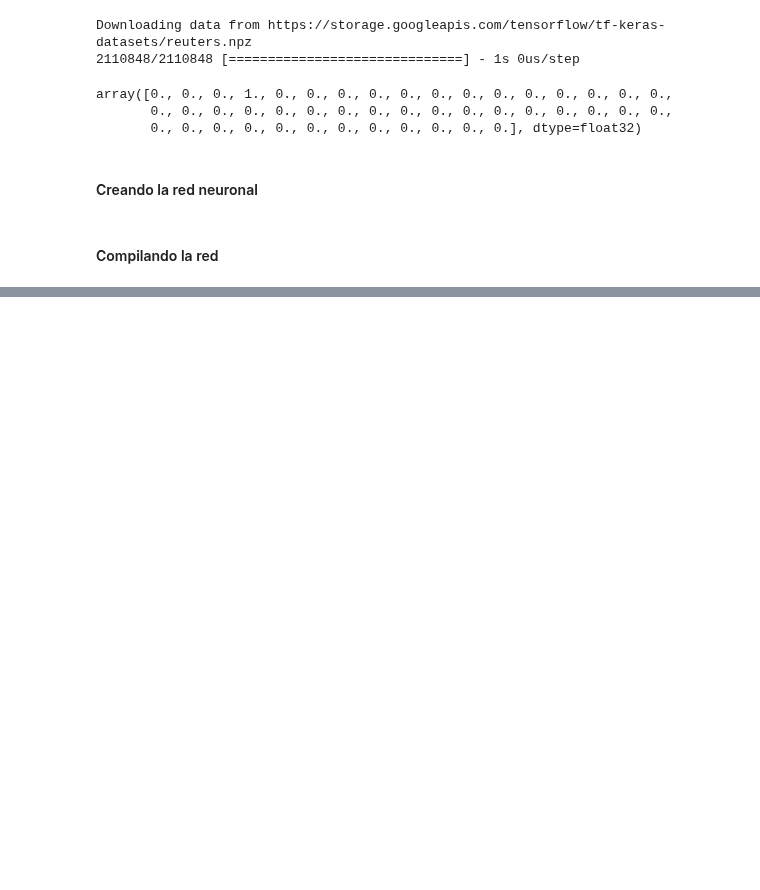
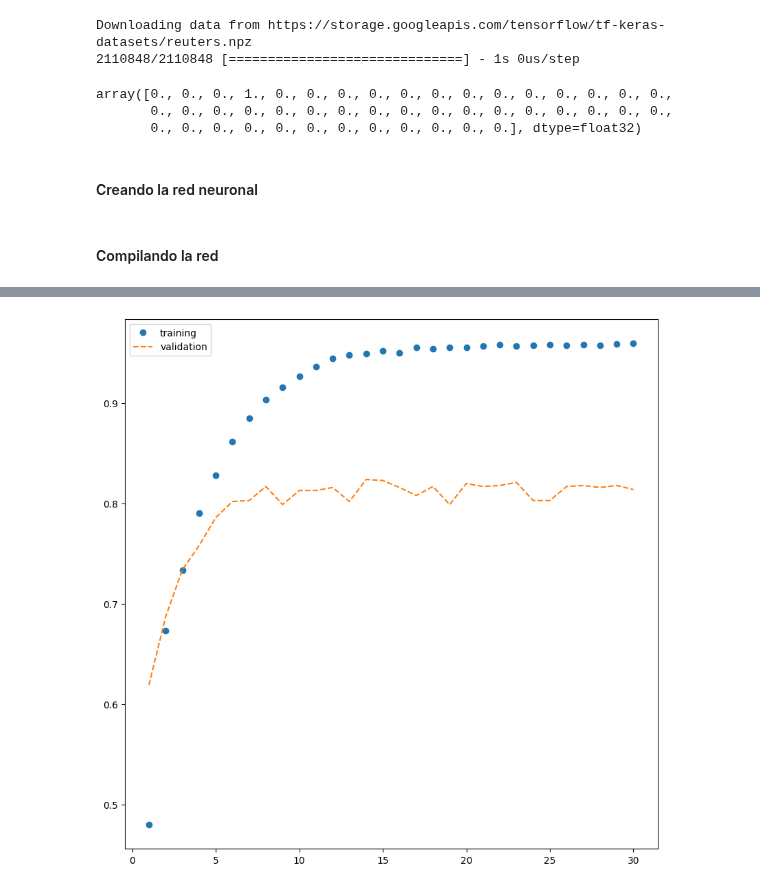
Before and after one commit to feltoxXx/Deep-Learning-Computer-Vision, a Jupyter notebook: Curso de Fundamentos de Redes Neuronales con Python y Keras/6_clasificacion_multiple.ipynb, the cells around one changed output, grey strips where cells are left out. Saved outputs shown, nothing was run; the diff lists cells and outputs as text; code cells hidden in the pictures; blank space fills up the shorter version.

```diff
--- a/Curso de Fundamentos de Redes Neuronales con Python y Keras/6_clasificacion_multiple.ipynb
+++ b/Curso de Fundamentos de Redes Neuronales con Python y Keras/6_clasificacion_multiple.ipynb
@@ -60,0 +87,14 @@ model.compile(optimizer='rmsprop',
+# %%
+history_dict = history.history
+
+acc_values = history_dict['accuracy']
+val_acc_values = history_dict['val_accuracy']
+
+fig = plt.figure(figsize=(10,10))
+epoch = range(1,len(acc_values)+1)
+plt.plot(epoch,acc_values, 'o',label='training')
+plt.plot(epoch,val_acc_values, '--',label='validation')
+plt.legend()
+plt.show()
+# %% [output]
+[figure, added]
```
Also changed, not shown: parts of 11 cells of this notebook.
